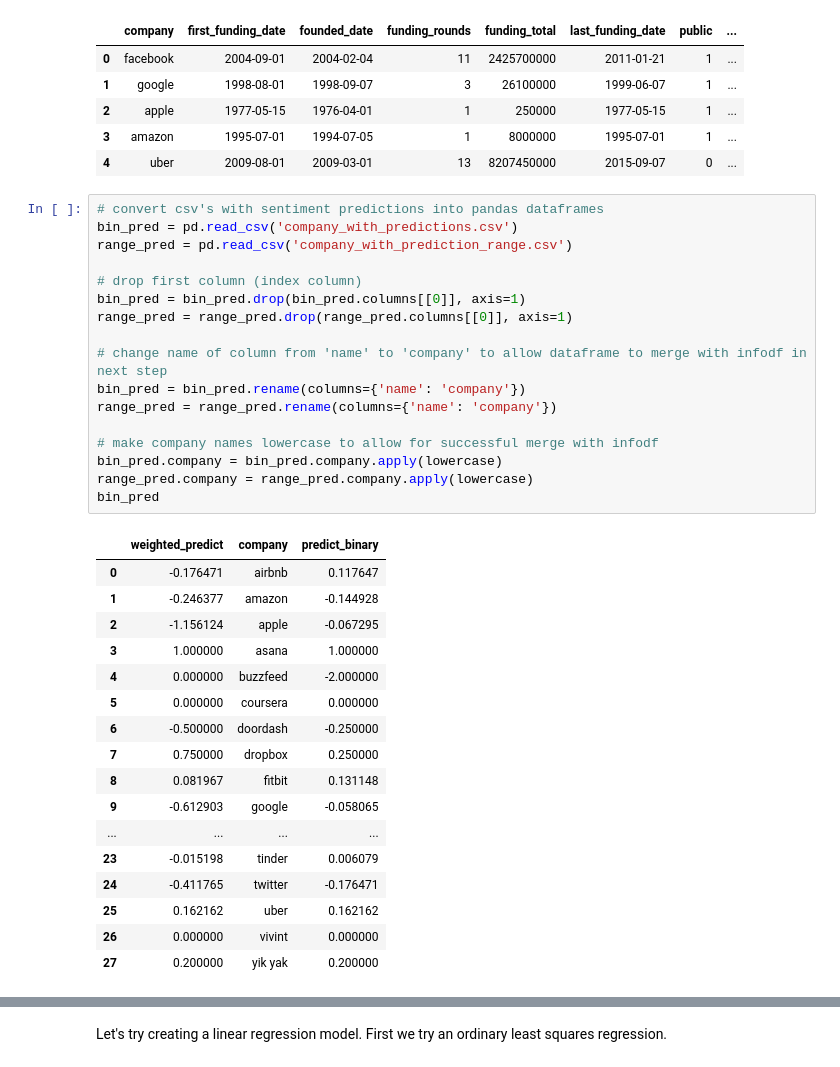
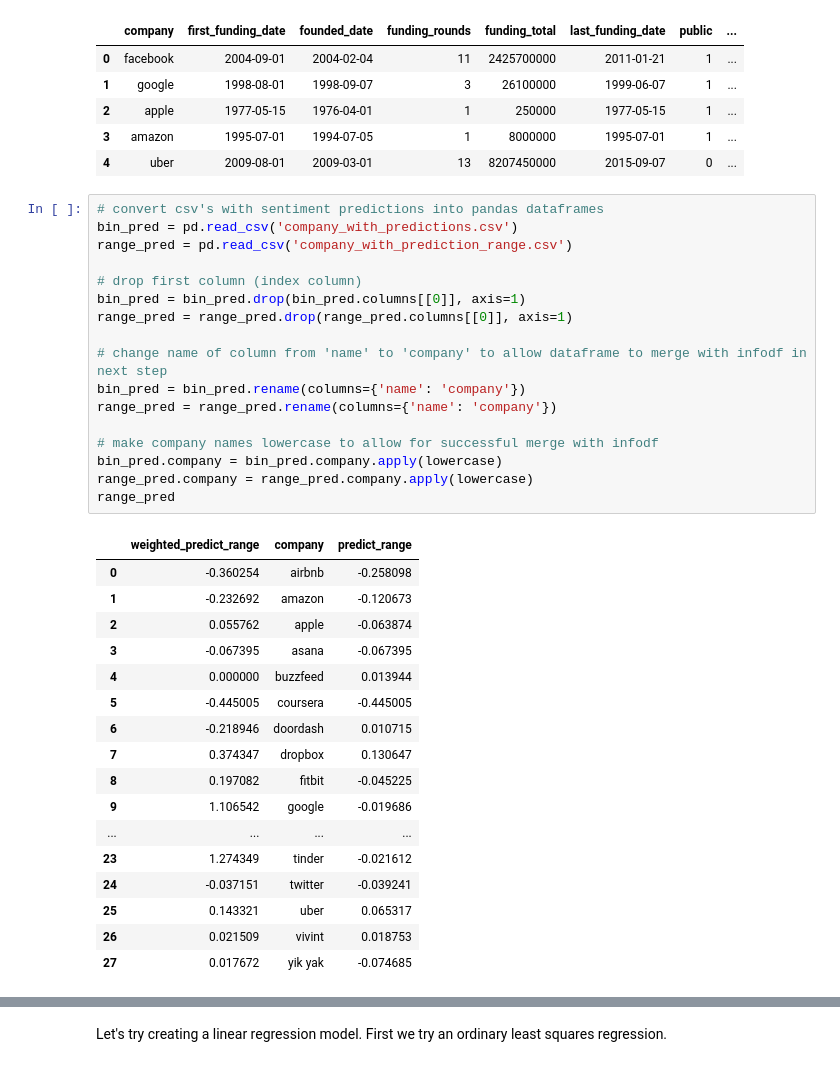
Before and after one commit to chaehwang/BigDaddyData, a Jupyter notebook: Data Cleaning and Linear Regression Hierarchical Model.ipynb, the cells around one changed output, grey strips where cells are left out. Cells and saved outputs as stored; diff of their text form.

```diff
--- a/Data Cleaning and Linear Regression Hierarchical Model.ipynb
+++ b/Data Cleaning and Linear Regression Hierarchical Model.ipynb
@@ -133,37 +135,37 @@ infodf.head()
 # %%
 # convert csv's with sentiment predictions into pandas dataframes
 bin_pred = pd.read_csv('company_with_predictions.csv')
 range_pred = pd.read_csv('company_with_prediction_range.csv')
 
 # drop first column (index column)
 bin_pred = bin_pred.drop(bin_pred.columns[[0]], axis=1)
 range_pred = range_pred.drop(range_pred.columns[[0]], axis=1)
 
 # change name of column from 'name' to 'company' to allow dataframe to merge with infodf in next step
 bin_pred = bin_pred.rename(columns={'name': 'company'})
 range_pred = range_pred.rename(columns={'name': 'company'})
 
 # make company names lowercase to allow for successful merge with infodf
 bin_pred.company = bin_pred.company.apply(lowercase)
 range_pred.company = range_pred.company.apply(lowercase)
-bin_pred
+range_pred
 # %% [output]
-|  | weighted_predict | company | predict_binary |
-| 0 | -0.176471 | airbnb | 0.117647 |
-| 1 | -0.246377 | amazon | -0.144928 |
-| 2 | -1.156124 | apple | -0.067295 |
-| 3 | 1.000000 | asana | 1.000000 |
-| 4 | 0.000000 | buzzfeed | -2.000000 |
-| 5 | 0.000000 | coursera | 0.000000 |
-| 6 | -0.500000 | doordash | -0.250000 |
-| 7 | 0.750000 | dropbox | 0.250000 |
-| 8 | 0.081967 | fitbit | 0.131148 |
-| 9 | -0.612903 | google | -0.058065 |
+|  | weighted_predict_range | company | predict_range |
+| 0 | -0.360254 | airbnb | -0.258098 |
+| 1 | -0.232692 | amazon | -0.120673 |
+| 2 | 0.055762 | apple | -0.063874 |
+| 3 | -0.067395 | asana | -0.067395 |
+| 4 | 0.000000 | buzzfeed | 0.013944 |
+| 5 | -0.445005 | coursera | -0.445005 |
+| 6 | -0.218946 | doordash | 0.010715 |
+| 7 | 0.374347 | dropbox | 0.130647 |
+| 8 | 0.197082 | fitbit | -0.045225 |
+| 9 | 1.106542 | google | -0.019686 |
 | ... | ... | ... | ... |
-| 23 | -0.015198 | tinder | 0.006079 |
-| 24 | -0.411765 | twitter | -0.176471 |
-| 25 | 0.162162 | uber | 0.162162 |
-| 26 | 0.000000 | vivint | 0.000000 |
-| 27 | 0.200000 | yik yak | 0.200000 |
+| 23 | 1.274349 | tinder | -0.021612 |
+| 24 | -0.037151 | twitter | -0.039241 |
+| 25 | 0.143321 | uber | 0.065317 |
+| 26 | 0.021509 | vivint | 0.018753 |
+| 27 | 0.017672 | yik yak | -0.074685 |
 # %%
 # merge sentiment data with demographics data
```
Also changed, not shown: parts of 43 cells of this notebook.
